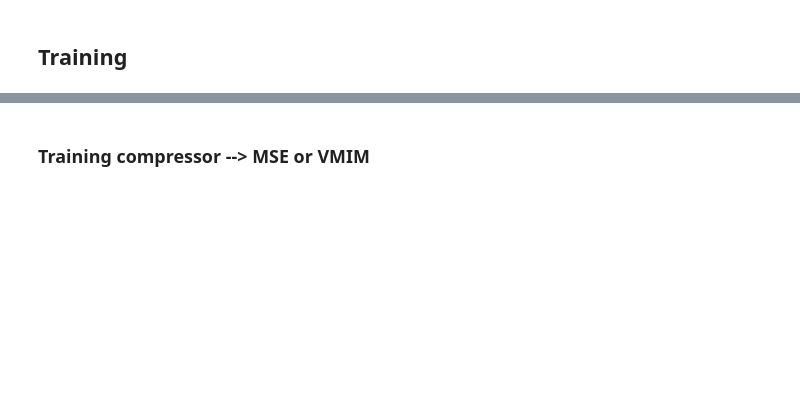
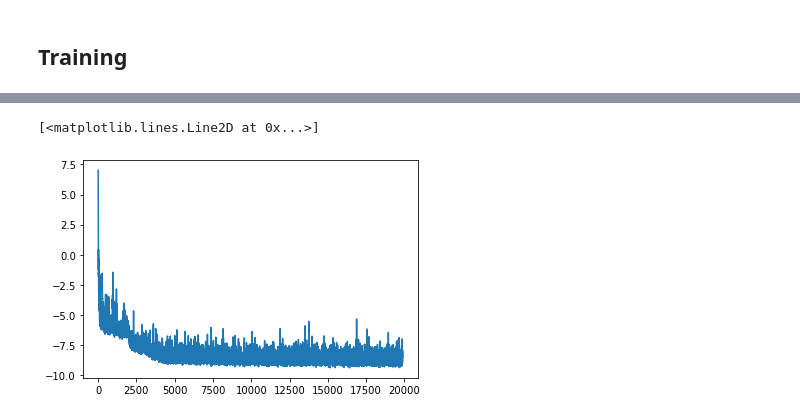
Before and after one commit to dlanzieri/WL_Implicit-Inference, a Jupyter notebook: notebook/train_compressor_simulator.ipynb, the cells around one changed output, grey strips where cells are left out. Cells and saved outputs as stored; diff of their text form; code cells hidden in the pictures; blank space fills up the shorter version.

```diff
--- a/notebook/train_compressor_simulator.ipynb
+++ b/notebook/train_compressor_simulator.ipynb
@@ -92,0 +114,2 @@ parameters_compressor = hk.data_structures.merge(parameters_resnet, params_nf)
+# %%
+compressor=hk.transform_with_state(aug_compressor)
@@ -161,4 +132,18 @@ tfp.distributions.MultivariateNormalDiag
 # %% [markdown]
 ## Training
+# %%
+total_steps=20_000
+lr_scheduler = optax.piecewise_constant_schedule(
+    init_value=0.001,
+    boundaries_and_scales={
+        int(2000): 0.1,
+        int(4000): 0.1,
+        int(6000): 0.7,
+        int(8000): 0.7,
+        int(10000): 0.7,
+    })
+
+optimizer_c = optax.adam(learning_rate=lr_scheduler)
+opt_state_c = optimizer_c.init(parameters_compressor)
 # %%
 
@@ -209,8 +186,0 @@ Train= 'VMIM'
-# %% [markdown]
-### Training compressor --> MSE or VMIM
-# %%
-with open("params_nd_compressor_{}.pkl".format(Train), 'rb') as f:
-    parameters_compressor = pickle.load(f)
-##################################################
-with open("opt_state_resnet_{}.pkl".format(Train), 'rb') as g:
-    opt_state_resnet = pickle.load(g)
@@ -275,4 +187,28 @@ elif Train=='VMIM':
+# %%
+store_loss = []
+
+
+summary_writer = tensorboard.SummaryWriter('logs/')
+
+for batch in tqdm(range(total_steps + 1)):
+  ex = next(ds_train)
+  if not jnp.isnan(ex['simulation']).any():
+        l, parameters_compressor, opt_state_c, opt_state_resnet = update(
+            model_params=parameters_compressor,
+            opt_state=opt_state_c,
+            theta=ex['theta'],
+            x=ex['simulation'],
+            state_resnet=opt_state_resnet)
+        summary_writer.scalar('train_loss_big', l, batch)
+        summary_writer.scalar('learning_rate_big',lr_scheduler(batch),  batch)
+        store_loss.append(l)
+        if jnp.isnan(l):
+          print('NaN Loss')
+          break
 # %%
-plt.plot(batch_loss[:500])
+plt.plot(store_loss)
+# %% [output]
+[<matplotlib.lines.Line2D at 0x...>]
+[figure, added]
 # %%
 import pickle
```
Also changed, not shown: parts of 23 cells of this notebook, 3 other files.
